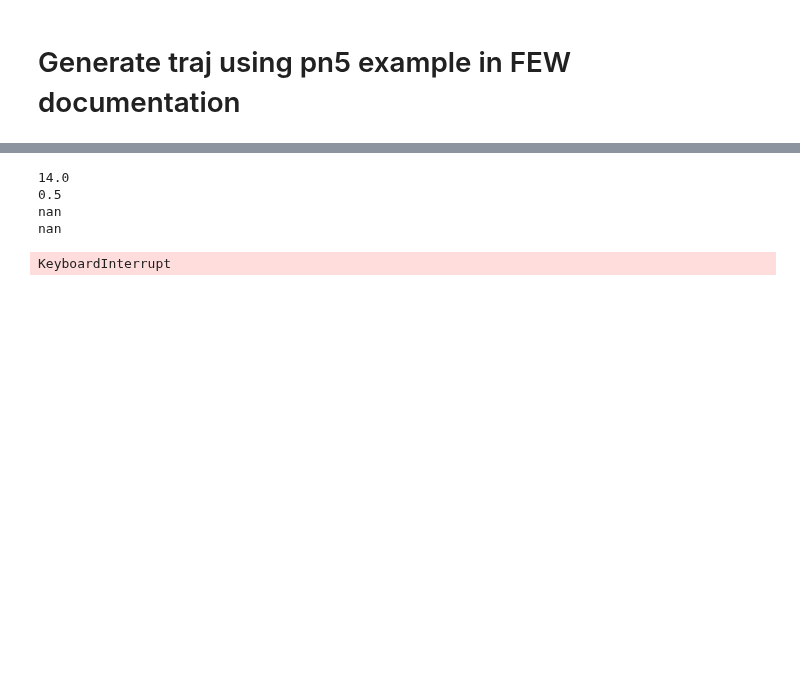
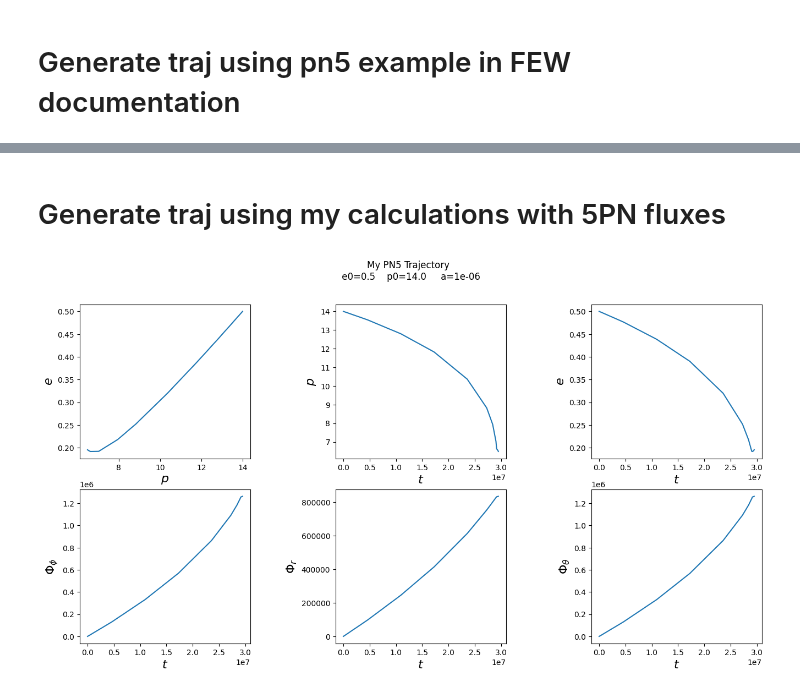
Before and after one commit to Shaun-F/GWGenerator, a Jupyter notebook: Debugging/Compare trajectory modules.ipynb, the cells around one changed output, grey strips where cells are left out. Cells and saved outputs as stored; diff of their text form; code cells hidden in the pictures; blank space fills up the shorter version.

```diff
--- a/Debugging/Compare trajectory modules.ipynb
+++ b/Debugging/Compare trajectory modules.ipynb
@@ -246,24 +240,22 @@ fig.suptitle("e0={0}    p0={1}     a={2}".format(e0,p0,a));
+# %% [markdown]
+# Generate traj using my calculations with 5PN fluxes
 # %%
-traj = PnTraj(bhspin=1e-2)
-t,p,e,x,phiphi,phitheta,phir = traj(M,mu,a,p0,e0,Y0,T=2)
+traj = PNTraj(bhspin=1e-2)
+t,p,e,x,phiphi,phitheta,phir = traj(M,mu,a, p0,e0,Y0,T=2,npoints=10)
 
 
 fig, axes = plt.subplots(2, 3)
 plt.subplots_adjust(wspace=0.5)
 fig.set_size_inches(16, 8)
 axes = axes.ravel()
 ylabels = [r'$e$', r'$p$', r'$e$', r'$\Phi_\phi$', r'$\Phi_r$', r'$\Phi_\theta$']
 xlabels = [r'$p$', r'$t$', r'$t$',  r'$t$', r'$t$', r'$t$']
 ys = [e, p, e,  phiphi, phir, phitheta]
 xs = [p, t, t, t, t, t]
 for i, (ax, x, y, xlab, ylab) in enumerate(zip(axes, xs, ys, xlabels, ylabels)):
     ax.plot(x, y)
     ax.set_xlabel(xlab, fontsize=16)
     ax.set_ylabel(ylab, fontsize=16)
-fig.suptitle("My PN5 Trajectory");
+fig.suptitle("My PN5 Trajectory \n e0={0}    p0={1}     a={2}".format(e0,p0,a));
 # %% [output]
-14.0
-0.5
-nan
-nan
-KeyboardInterrupt
+[figure, added]
```
Also changed, not shown: parts of 4 cells of this notebook, 3 other files.
